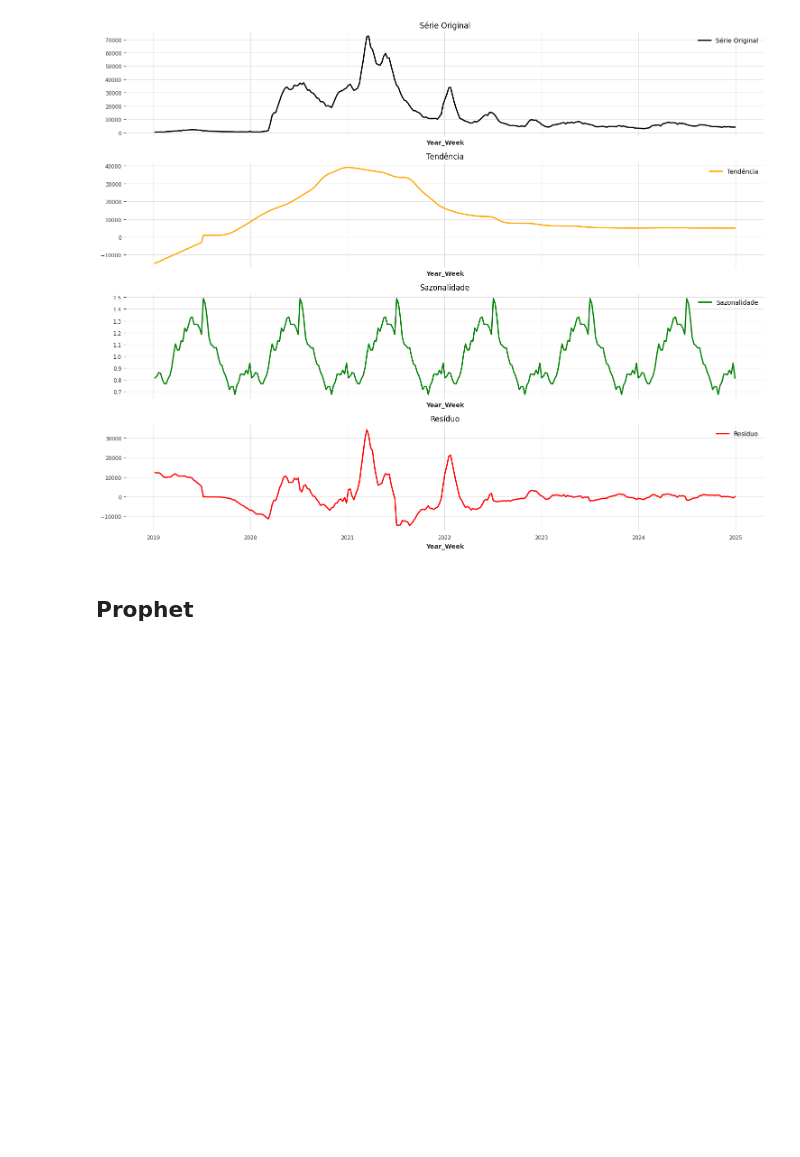
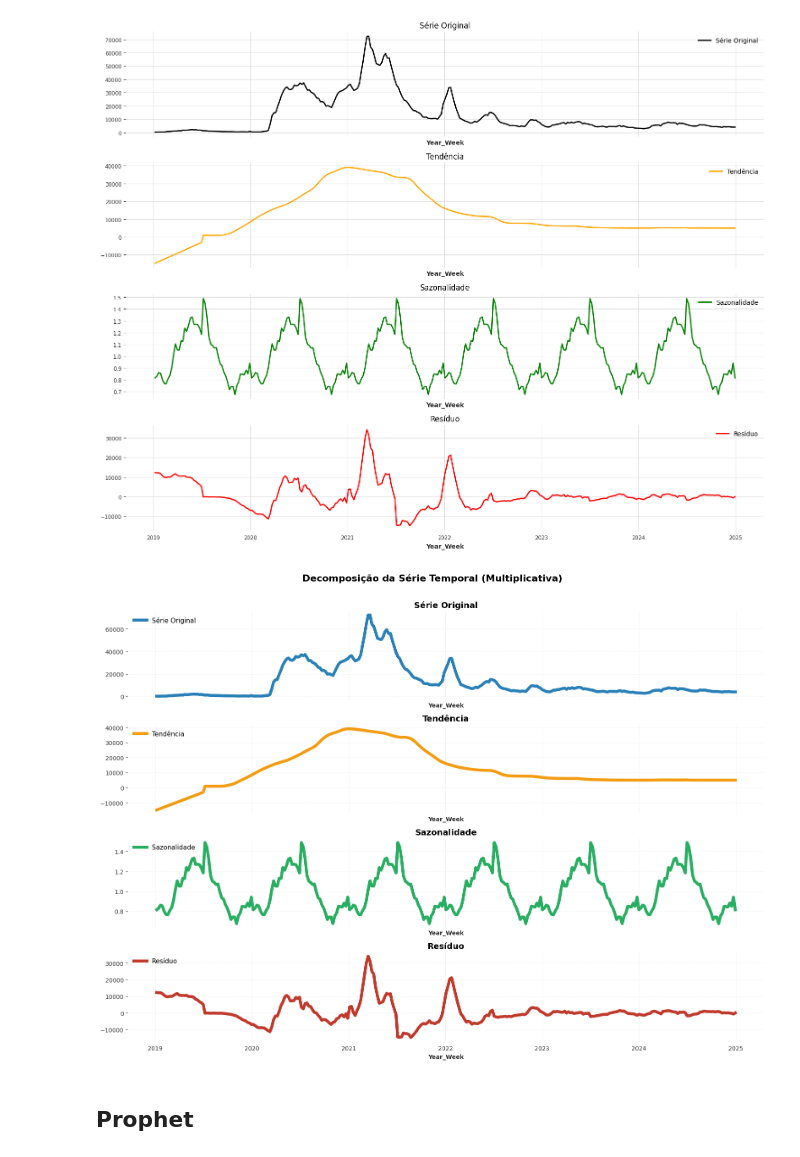
Before and after one commit to Arickjd/matematica-computacional, a Jupyter notebook: Models/Prophet/prophet.ipynb, the cells around one changed output. Saved outputs shown, nothing was run; the diff lists cells and outputs as text; code cells hidden in the pictures; blank space fills up the shorter version.

```diff
--- a/Models/Prophet/prophet.ipynb
+++ b/Models/Prophet/prophet.ipynb
@@ -67,6 +97,55 @@ plt.tight_layout()
 plt.show()
 # %% [output]
 [figure]
+# %%
+# Decomposição
+series_trend, series_seasonality = extract_trend_and_seasonality(series_weekly, model=ModelMode.MULTIPLICATIVE)
+reconstructed = series_trend * series_seasonality
+series_residual = series_weekly - reconstructed
+
+
+# Criar subplots
+fig, axes = plt.subplots(4, 1, figsize=(16, 12), sharex=True)
+
+# Paleta de cores modernas
+colors = {
+    "original": "#2980b9",     # Azul
+    "trend": "#f39c12",        # Laranja
+    "seasonality": "#27ae60",  # Verde
+    "residual": "#c0392b"      # Vermelho
+}
+
+# Plot da série original
+series_weekly.plot(ax=axes[0], label="Série Original", lw=5, color=colors["original"])
+axes[0].set_title("Série Original", fontsize=14, fontweight='bold')
+axes[0].legend(loc='upper left', fontsize=11)
+
+# Plot da tendência
+series_trend.plot(ax=axes[1], label="Tendência", lw=5, color=colors["trend"])
+axes[1].set_title("Tendência", fontsize=14, fontweight='bold')
+axes[1].legend(loc='upper left', fontsize=11)
+
+# Plot da sazonalidade
+series_seasonality.plot(ax=axes[2], label="Sazonalidade", lw=5, color=colors["seasonality"])
+axes[2].set_title("Sazonalidade", fontsize=14, fontweight='bold')
+axes[2].legend(loc='upper left', fontsize=11)
+
+# Plot do resíduo
+series_residual.plot(ax=axes[3], label="Resíduo", lw=5, color=colors["residual"])
+axes[3].set_title("Resíduo", fontsize=14, fontweight='bold')
+axes[3].legend(loc='upper left', fontsize=11)
+
+# Eixos e layout
+for ax in axes:
+    ax.tick_params(labelsize=10)
+    ax.grid(True, linestyle='--', alpha=0.4)
+
+# Ajustar espaço entre subplots
+plt.suptitle("Decomposição da Série Temporal (Multiplicativa)", fontsize=16, fontweight='bold')
+plt.tight_layout(rect=[0, 0.01, 1, 0.97])
+plt.show()
+# %% [output]
+[figure, added]
 # %% [markdown]
 ## Prophet
 # %%
```
Also changed, not shown: parts of 7 cells of this notebook, 4 other files.
